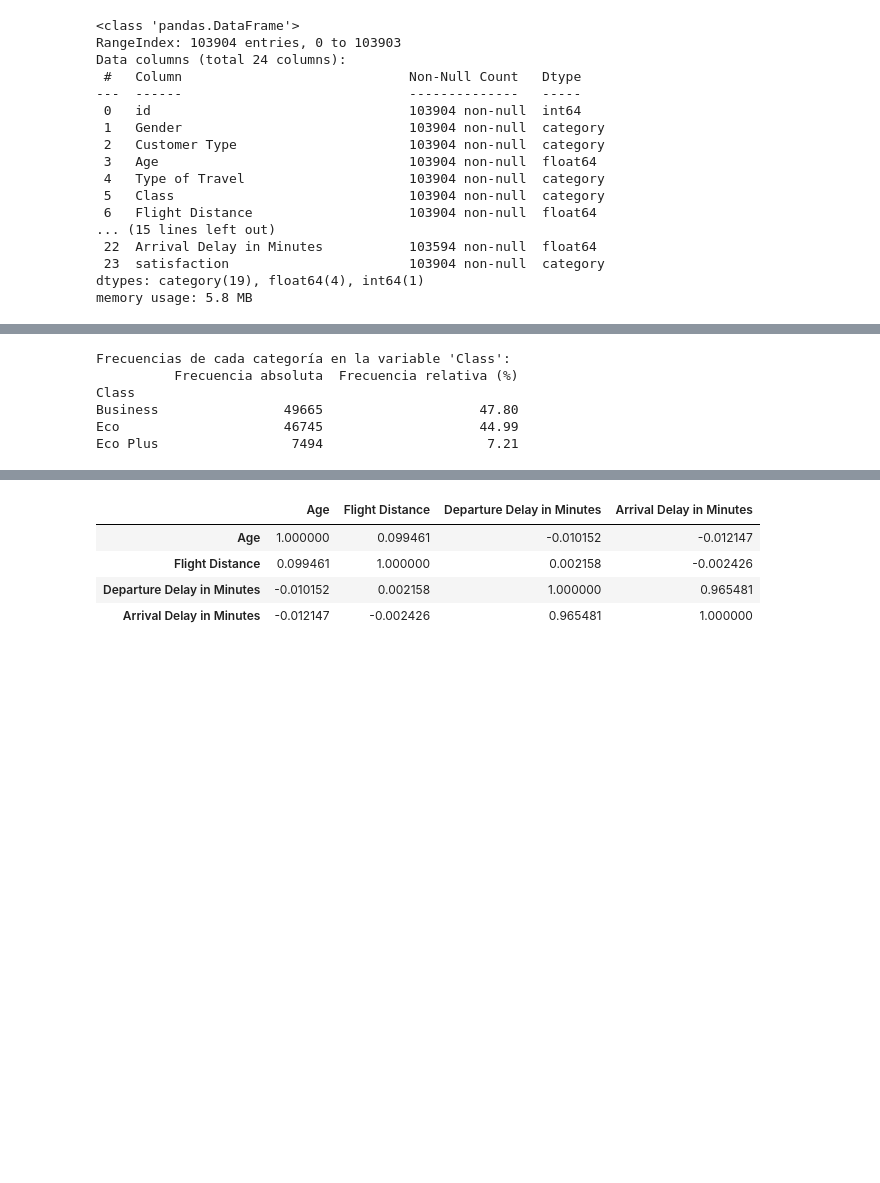
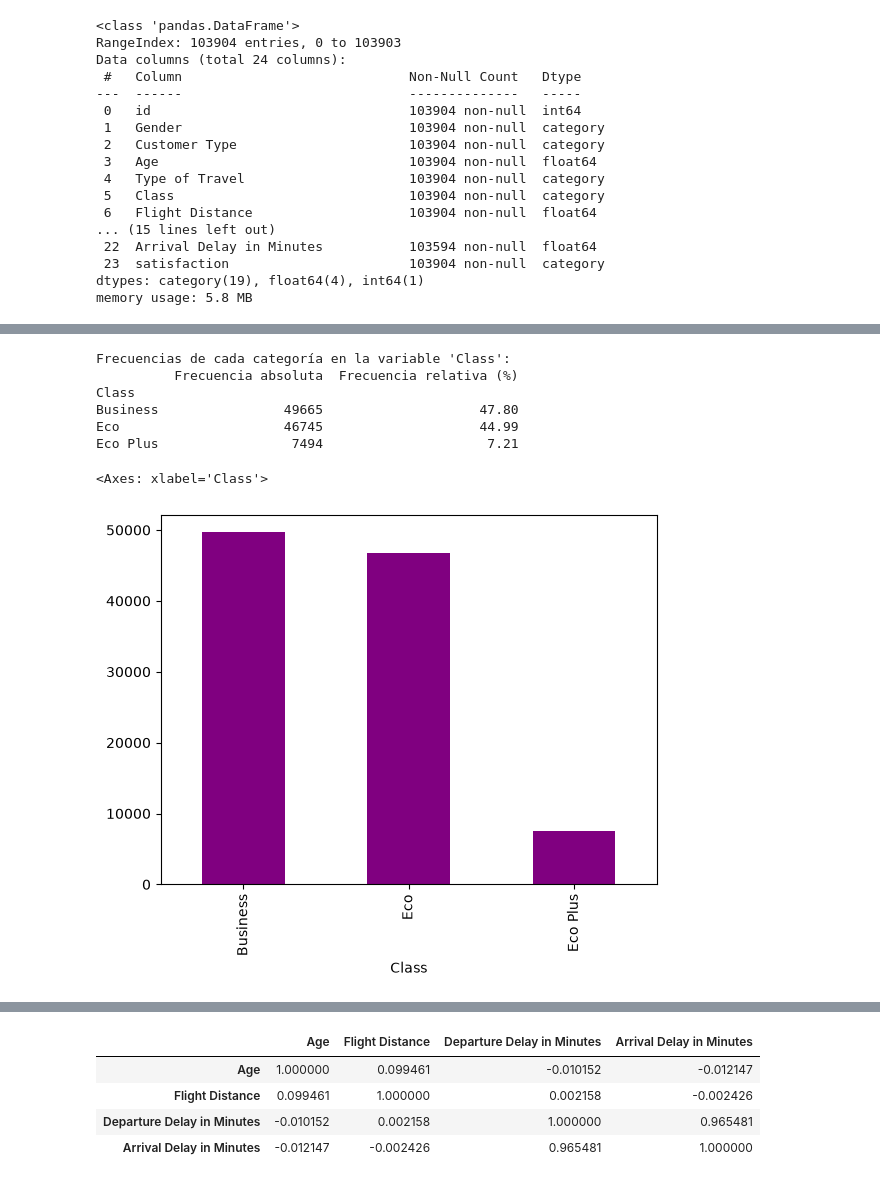
Before and after one commit to FIUBA-Posgrado-Inteligencia-Artificial/aprMaqI_CEIA, a Jupyter notebook: trabajo_practico/eda_airline_passenger.ipynb, the cells around one changed output, grey strips where cells are left out. Saved outputs shown, nothing was run; the diff lists cells and outputs as text; code cells hidden in the pictures; blank space fills up the shorter version.

```diff
--- a/trabajo_practico/eda_airline_passenger.ipynb
+++ b/trabajo_practico/eda_airline_passenger.ipynb
@@ -370,10 +389,13 @@ disloyal Customer                18981                    18.27
 # %%
-get_frecuency(df_analysis, "Class")
+freq, freq_rel = get_frecuency(df_analysis, "Class")
+freq.plot(kind='bar', color='purple')
 # %% [output]
 Frecuencias de cada categoría en la variable 'Class':
           Frecuencia absoluta  Frecuencia relativa (%)
 Class
 Business                49665                    47.80
 Eco                     46745                    44.99
 Eco Plus                 7494                     7.21
+<Axes: xlabel='Class'>
+[figure, added]
 # %%
```
Also changed, not shown: parts of 33 cells of this notebook, 1 other file.
